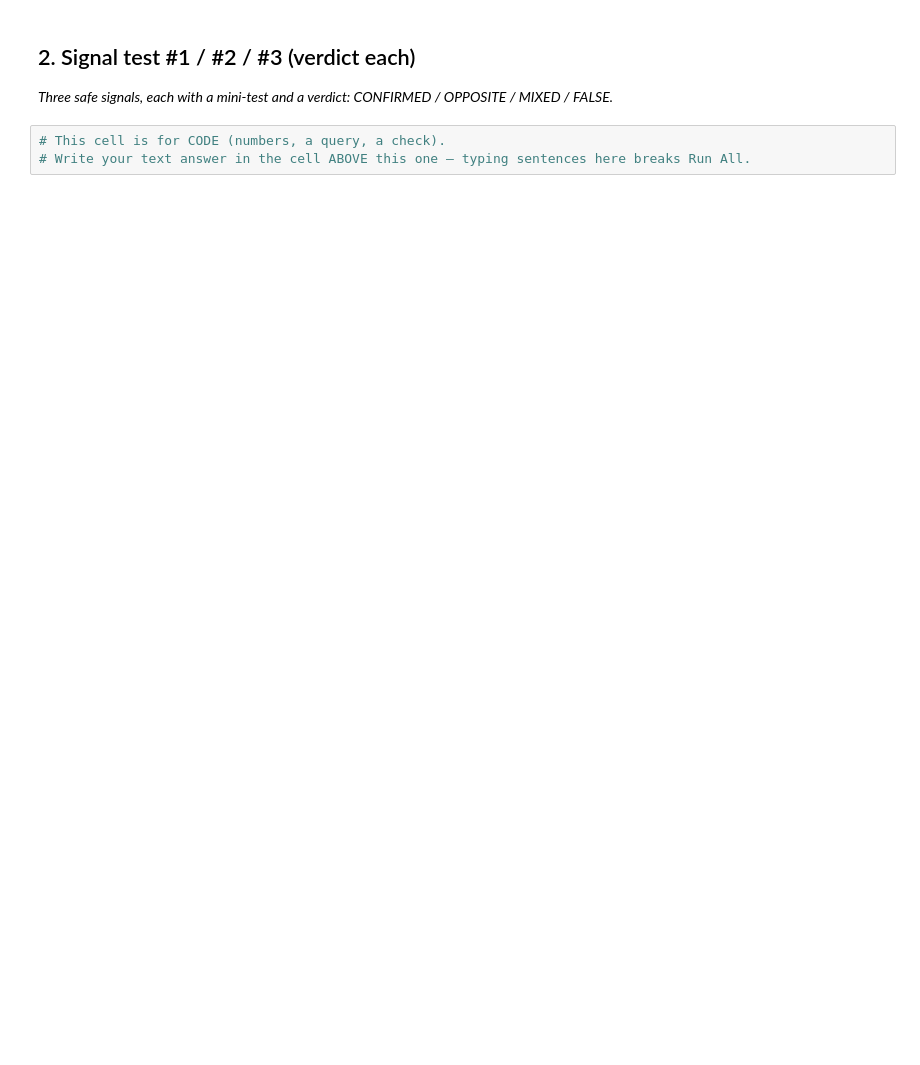
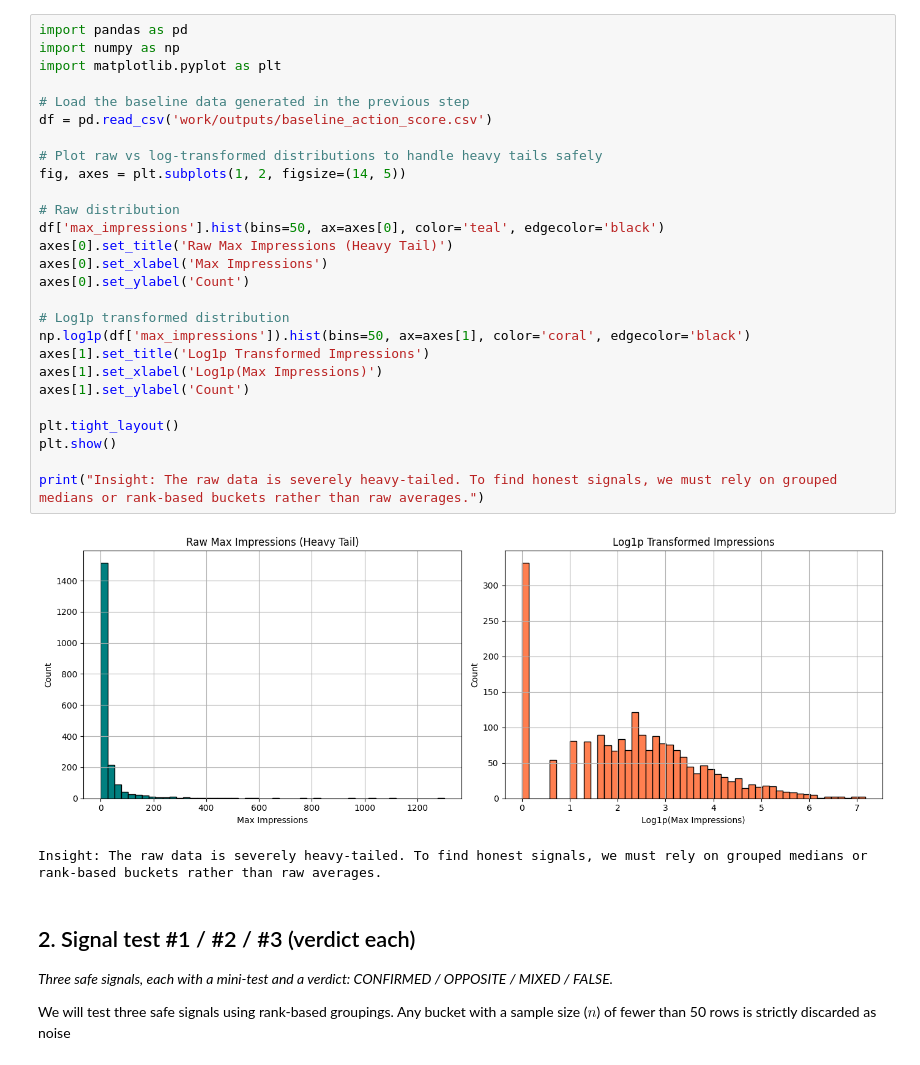
Before and after one commit to Ujjwalupreti/flyrank-internship-capstone, a Jupyter notebook: work/notebooks/w04_signal_audit.ipynb, the cells around one changed output. Saved outputs shown, nothing was run; the diff lists cells and outputs as text; blank space fills up the shorter version.

Commit message:
Complete ML-06 Signal Audit notebook and generate outputs

```diff
--- a/work/notebooks/w04_signal_audit.ipynb
+++ b/work/notebooks/w04_signal_audit.ipynb
@@ -16,7 +15,36 @@ This skeleton is yours to fill. Work the sections **in order** — each one has
+# %%
+import pandas as pd
+import numpy as np
+import matplotlib.pyplot as plt
+
+# Load the baseline data generated in the previous step
+df = pd.read_csv('work/outputs/baseline_action_score.csv')
+
+# Plot raw vs log-transformed distributions to handle heavy tails safely
+fig, axes = plt.subplots(1, 2, figsize=(14, 5))
+
+# Raw distribution
+df['max_impressions'].hist(bins=50, ax=axes[0], color='teal', edgecolor='black')
+axes[0].set_title('Raw Max Impressions (Heavy Tail)')
+axes[0].set_xlabel('Max Impressions')
+axes[0].set_ylabel('Count')
+
+# Log1p transformed distribution
+np.log1p(df['max_impressions']).hist(bins=50, ax=axes[1], color='coral', edgecolor='black')
+axes[1].set_title('Log1p Transformed Impressions')
+axes[1].set_xlabel('Log1p(Max Impressions)')
+axes[1].set_ylabel('Count')
+
+plt.tight_layout()
+plt.show()
+
+print("Insight: The raw data is severely heavy-tailed. To find honest signals, we must rely on grouped medians or rank-based buckets rather than raw averages.")
+# %% [output]
+[figure, added]
+Insight: The raw data is severely heavy-tailed. To find honest signals, we must rely on grouped medians or rank-based buckets rather than raw averages.
 # %% [markdown]
 ## 2. Signal test #1 / #2 / #3 (verdict each)
 
 *Three safe signals, each with a mini-test and a verdict: CONFIRMED / OPPOSITE / MIXED / FALSE.*
+
+We will test three safe signals using rank-based groupings. Any bucket with a sample size ($n$) of fewer than 50 rows is strictly discarded as noise
-# %%
-# This cell is for CODE (numbers, a query, a check).
-# Write your text answer in the cell ABOVE this one — typing sentences here breaks Run All.
```
Also changed, not shown: parts of 12 cells of this notebook.
